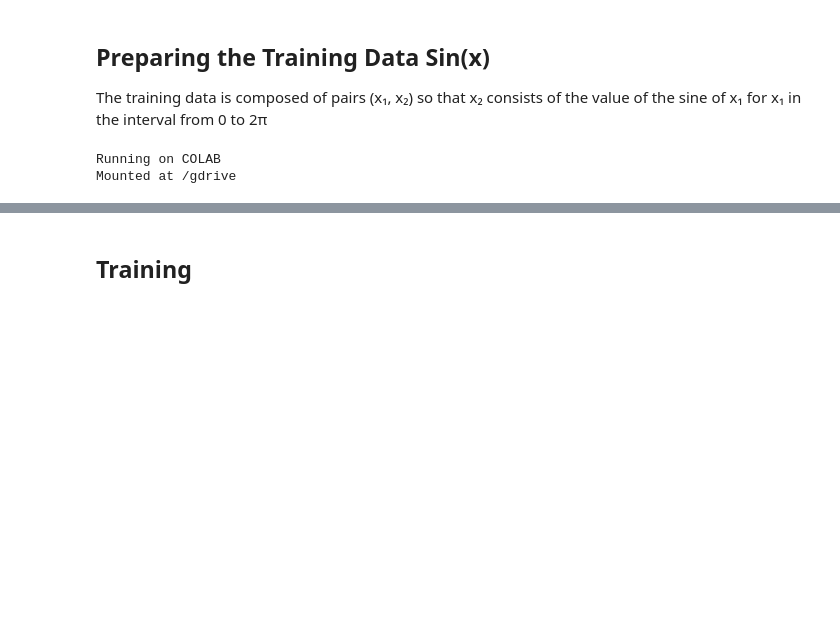
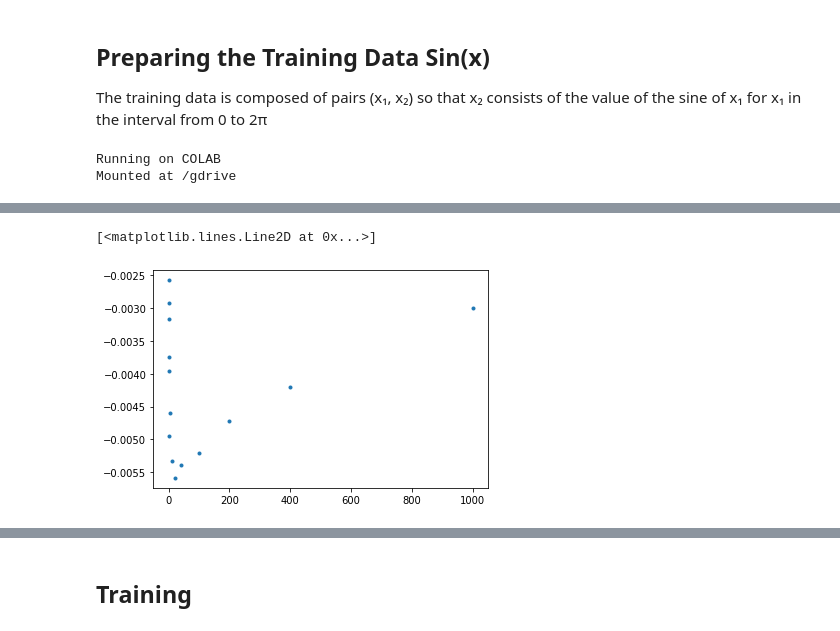
Before and after one commit to emanbuc/ML-GAN, a Jupyter notebook: Signal_generation_EIS_GAN_DIM14.ipynb, the cells around one changed output, grey strips where cells are left out. Saved outputs shown, nothing was run; the diff lists cells and outputs as text; code cells hidden in the pictures; blank space fills up the shorter version.

```diff
--- a/Signal_generation_EIS_GAN_DIM14.ipynb
+++ b/Signal_generation_EIS_GAN_DIM14.ipynb
@@ -339 +358,6 @@ train_set
+# %%
+plt.plot(frequency_list, train_data[1,14:28], ".")
+# %% [output]
+[<matplotlib.lines.Line2D at 0x...>]
+[figure, added]
 # %%
```
Also changed, not shown: parts of 18 cells of this notebook.
